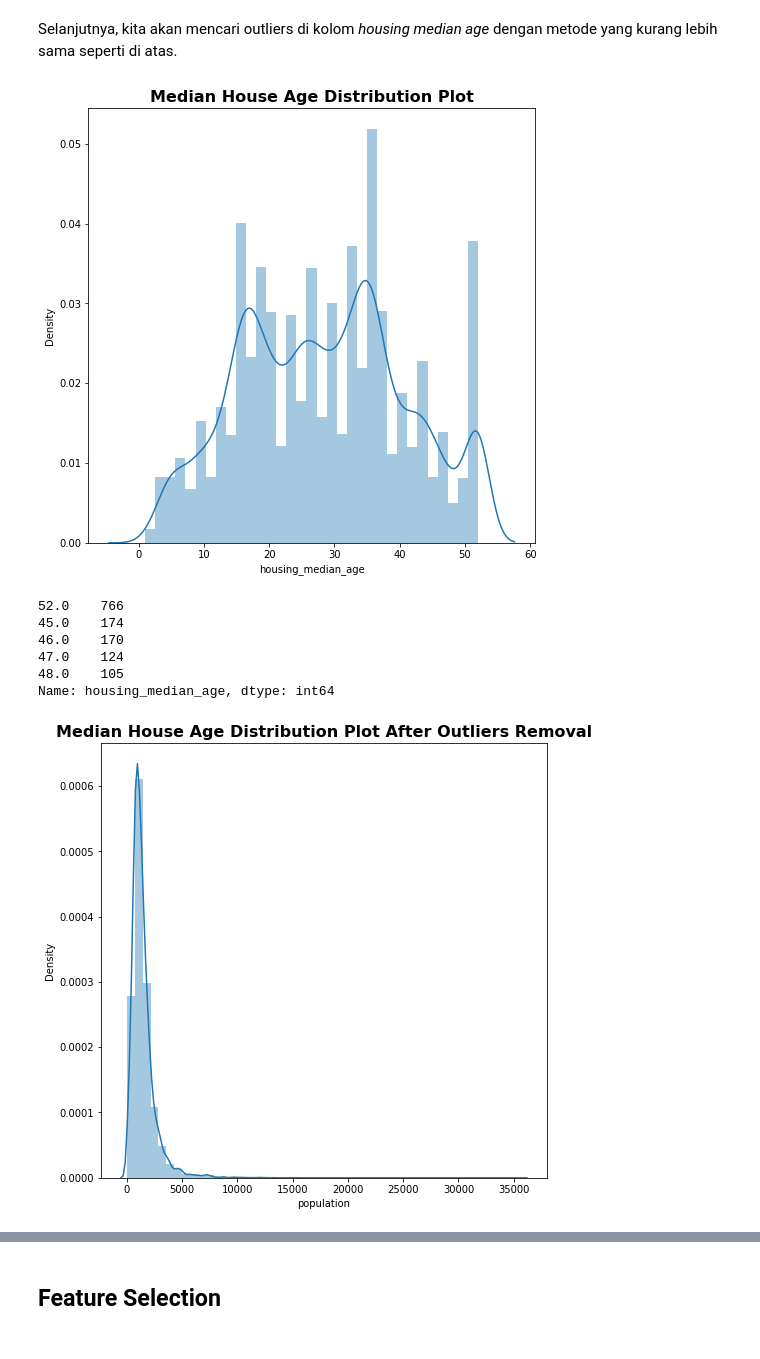
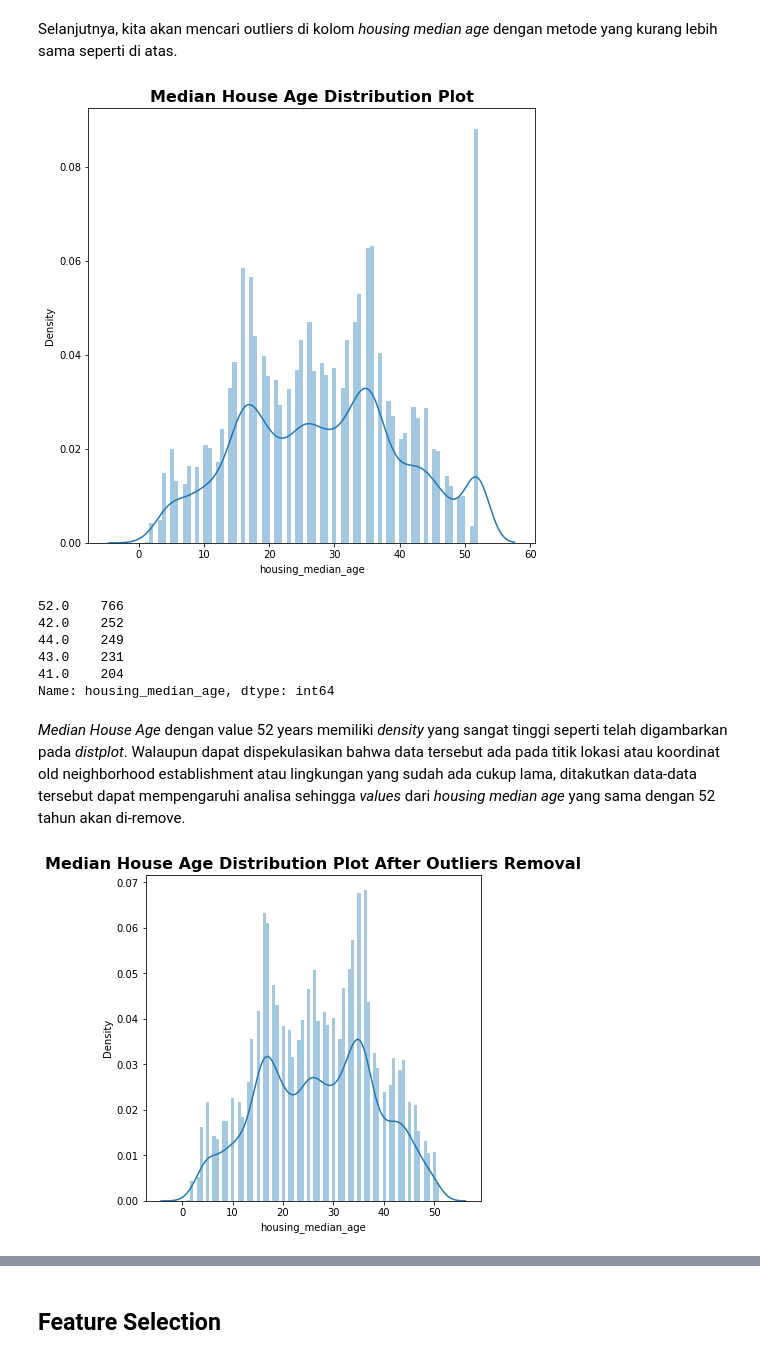
Before and after one commit to raihanto/California-Housing-Prices-Regression-Analysis, a Jupyter notebook: California-Housing-Prices-Regression-Analysis.ipynb, the cells around one changed output, grey strips where cells are left out. Saved outputs shown, nothing was run; the diff lists cells and outputs as text; code cells hidden in the pictures.

```diff
--- a/California-Housing-Prices-Regression-Analysis.ipynb
+++ b/California-Housing-Prices-Regression-Analysis.ipynb
@@ -402,22 +406,25 @@ plt.title('Median House Value Distribution Plot After Outliers Removal', size=16
 Selanjutnya, kita akan mencari outliers di kolom *housing median age* dengan metode yang kurang lebih sama seperti di atas.
 # %%
 plt.figure(figsize=(8, 8))
-sns.distplot(df['housing_median_age'])
+sns.distplot(df['housing_median_age'], bins=80)
 plt.title('Median House Age Distribution Plot', size=16, weight='bold');
 # %% [output]
-[figure, old version]
+[figure, new version]
 # %%
-df[df['housing_median_age']>=45]['housing_median_age'].value_counts().head()
+df[df['housing_median_age']>=40]['housing_median_age'].value_counts().head()
 # %% [output]
 52.0    766
-45.0    174
-46.0    170
-47.0    124
-48.0    105
+42.0    252
+44.0    249
+43.0    231
+41.0    204
 Name: housing_median_age, dtype: int64
+# %% [markdown]
+*Median House Age* dengan value 52 years memiliki *density* yang sangat tinggi seperti telah digambarkan pada *distplot*. Walaupun dapat dispekulasikan bahwa data tersebut ada pada titik lokasi atau koordinat old neighborhood establishment atau lingkungan yang sudah ada cukup lama, ditakutkan data-data tersebut dapat mempengaruhi analisa sehingga *values* dari *housing median age* yang sama dengan 52 tahun akan di-remove.
 # %%
-plt.figure(figsize=(8, 8))
-sns.distplot(df['population'])
+df = df.drop(df[df['housing_median_age']==52.0].index)
+plt.figure(figsize=(6, 6))
+sns.distplot(df['housing_median_age'], bins=80)
 plt.title('Median House Age Distribution Plot After Outliers Removal', size=16, weight='bold');
 # %% [output]
-[figure, old version]
+[figure, new version]
```
Also changed, not shown: parts of 82 cells of this notebook.
